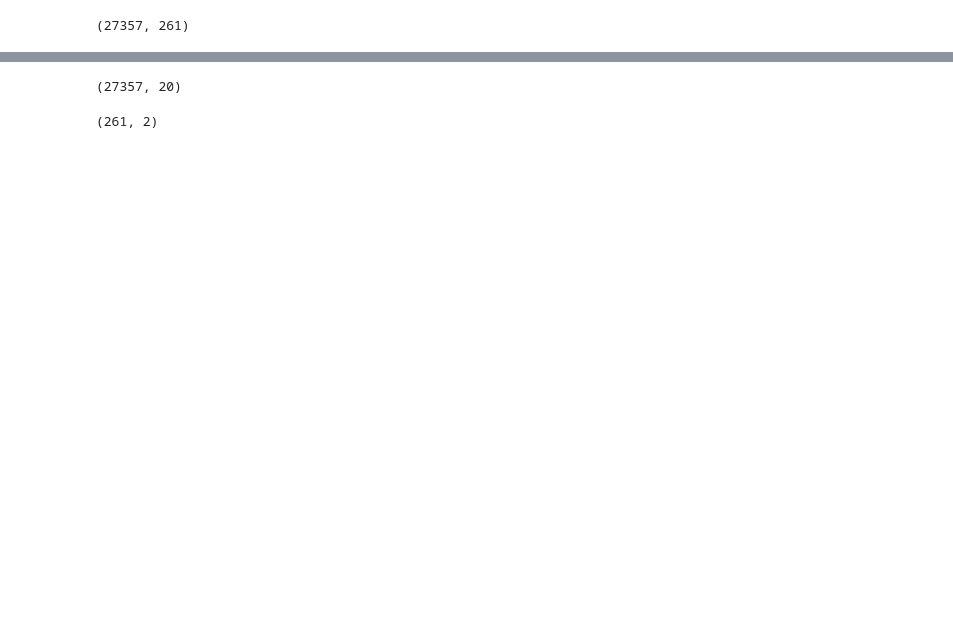
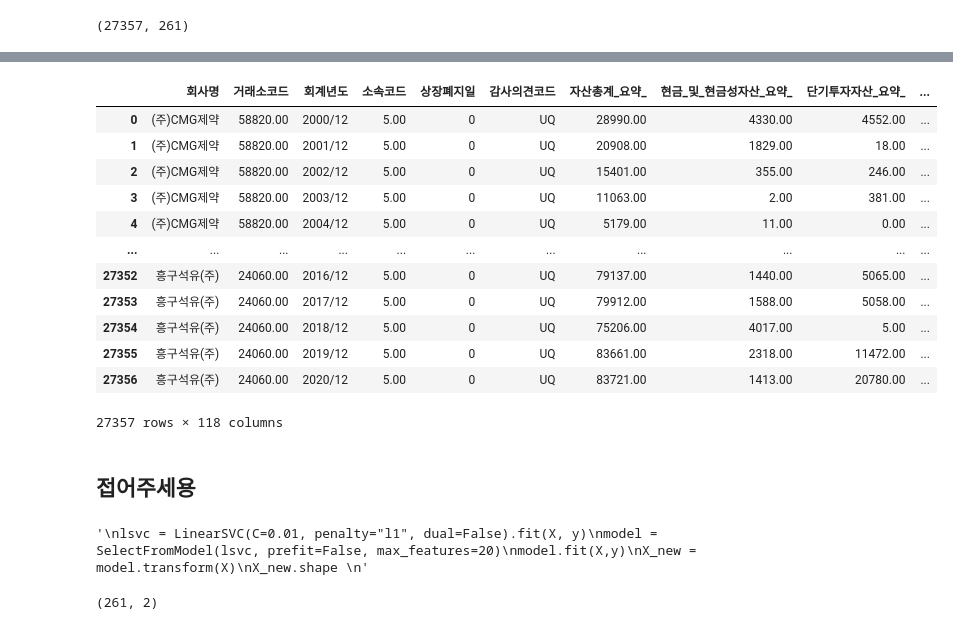
Before and after one commit to JxxHxxx/Ubion-CorporateBankruptcyAnalysis, a Jupyter notebook: Code/SH/feature S oversampling/feature_selection_LASSO.ipynb, the cells around one changed output, grey strips where cells are left out. Saved outputs shown, nothing was run; the diff lists cells and outputs as text; code cells hidden in the pictures; blank space fills up the shorter version.

```diff
--- a/Code/SH/feature S oversampling/feature_selection_LASSO.ipynb
+++ b/Code/SH/feature S oversampling/feature_selection_LASSO.ipynb
@@ -53,0 +116,3 @@ X.shape
+# %%
+lasso_n_0 = df_lasso != 0
+lasso_n_0=lasso_n_0.rename(index={'lasso coef' : 'used'})
@@ -53,0 +125,2 @@ X.shape
+# %%
+df_lasso = pd.concat([df_lasso, lasso_n_0]).T
@@ -53,0 +145,3 @@ X.shape
+# %%
+lasso_feature = df_lasso[df_lasso['used'] == True].index.tolist()
+lasso_feature
@@ -53,0 +198,16 @@ X.shape
+# %%
+pd.concat ([df.iloc[:,0:6], df[lasso_feature], df.iloc[:, -4:]],axis=1)
+# %% [output]
+|  | 회사명 | 거래소코드 | 회계년도 | 소속코드 | 상장폐지일 | 감사의견코드 | 자산총계_요약_ | 현금_및_현금성자산_요약_ | 단기투자자산_요약_ | ... |
+| 0 | (주)CMG제약 | 58820.00 | 2000/12 | 5.00 | 0 | UQ | 28990.00 | 4330.00 | 4552.00 | ... |
+| 1 | (주)CMG제약 | 58820.00 | 2001/12 | 5.00 | 0 | UQ | 20908.00 | 1829.00 | 18.00 | ... |
+| 2 | (주)CMG제약 | 58820.00 | 2002/12 | 5.00 | 0 | UQ | 15401.00 | 355.00 | 246.00 | ... |
+| 3 | (주)CMG제약 | 58820.00 | 2003/12 | 5.00 | 0 | UQ | 11063.00 | 2.00 | 381.00 | ... |
+| 4 | (주)CMG제약 | 58820.00 | 2004/12 | 5.00 | 0 | UQ | 5179.00 | 11.00 | 0.00 | ... |
+| ... | ... | ... | ... | ... | ... | ... | ... | ... | ... | ... |
+| 27352 | 흥구석유(주) | 24060.00 | 2016/12 | 5.00 | 0 | UQ | 79137.00 | 1440.00 | 5065.00 | ... |
+| 27353 | 흥구석유(주) | 24060.00 | 2017/12 | 5.00 | 0 | UQ | 79912.00 | 1588.00 | 5058.00 | ... |
+| 27354 | 흥구석유(주) | 24060.00 | 2018/12 | 5.00 | 0 | UQ | 75206.00 | 4017.00 | 5.00 | ... |
+| 27355 | 흥구석유(주) | 24060.00 | 2019/12 | 5.00 | 0 | UQ | 83661.00 | 2318.00 | 11472.00 | ... |
+| 27356 | 흥구석유(주) | 24060.00 | 2020/12 | 5.00 | 0 | UQ | 83721.00 | 1413.00 | 20780.00 | ... |
+27357 rows × 118 columns
@@ -54,11 +217,15 @@ X.shape
+# %% [markdown]
+## 접어주세용
 # %%
+"""
 lsvc = LinearSVC(C=0.01, penalty="l1", dual=False).fit(X, y)
 model = SelectFromModel(lsvc, prefit=False, max_features=20)
 model.fit(X,y)
 X_new = model.transform(X)
 X_new.shape
+"""
 # %% [output]
-(27357, 20)
+'\nlsvc = LinearSVC(C=0.01, penalty="l1", dual=False).fit(X, y)\nmodel = SelectFromModel(lsvc, prefit=False, max_features=20)\nmodel.fit(X,y)\nX_new = model.transform(X)\nX_new.shape \n'
 # %%
 cols = np.array(subset.columns[:-1])
 cef = model.estimator_.coef_[0]
```
Also changed, not shown: parts of 24 cells of this notebook.
